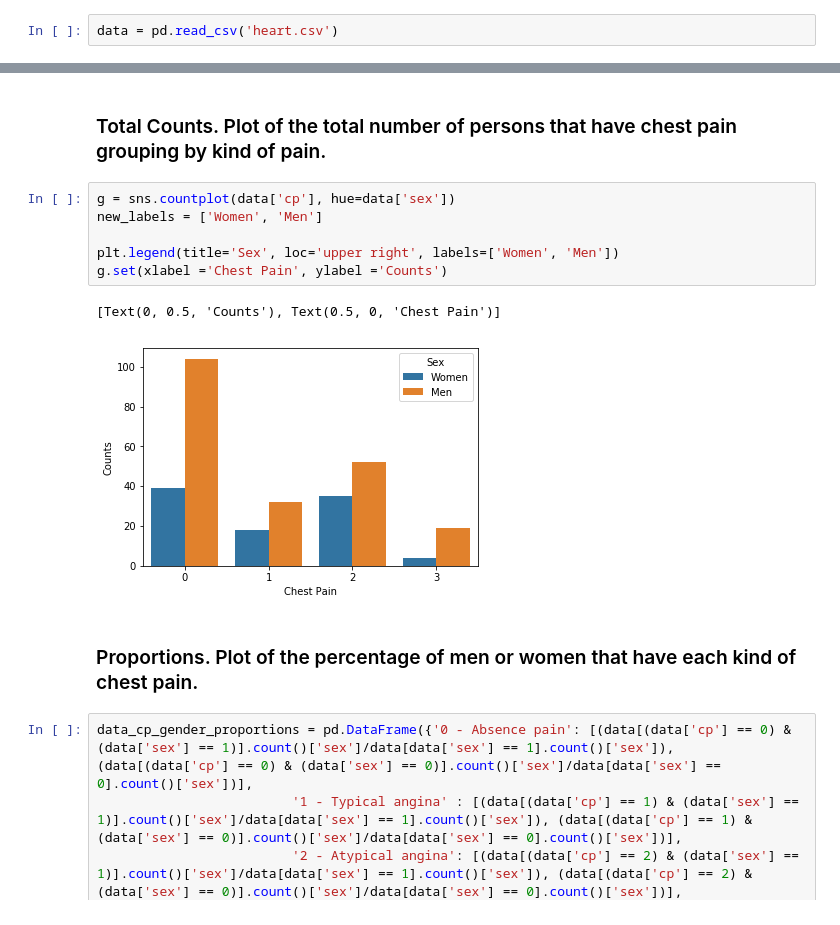
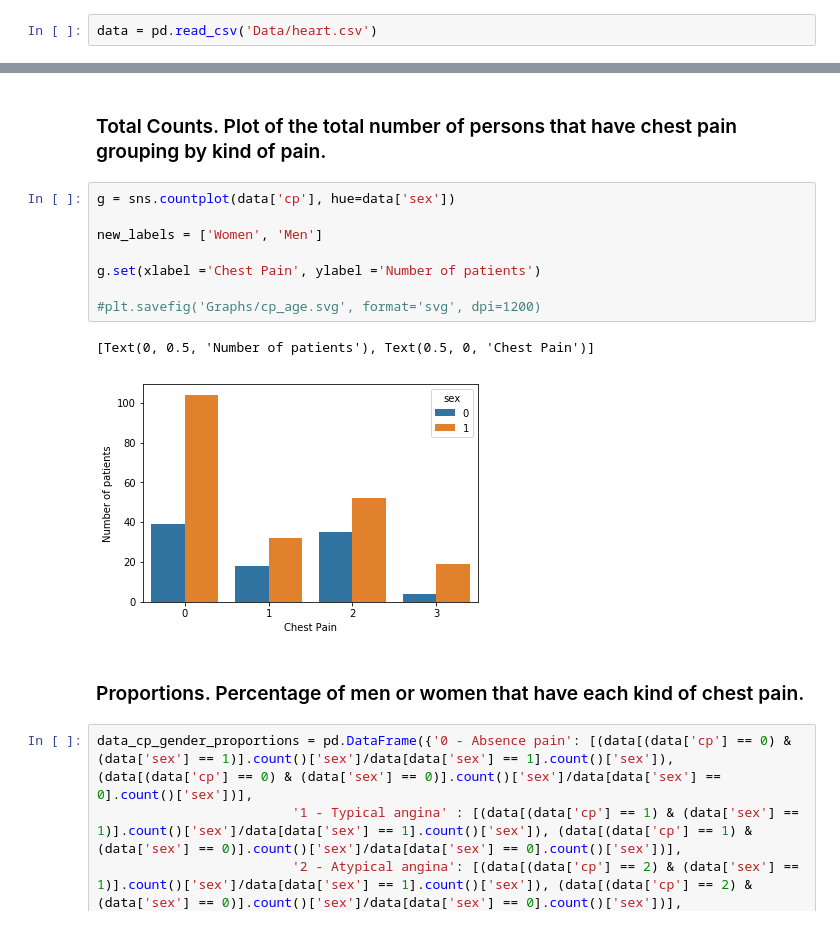
Before and after one commit to dvsun/your-own-project, a Jupyter notebook: Analysis.ipynb, the cells around one changed output, grey strips where cells are left out. Saved outputs shown, nothing was run; the diff lists cells and outputs as text.

```diff
--- a/Analysis.ipynb
+++ b/Analysis.ipynb
@@ -7,5 +13,5 @@ import statsmodels.stats.proportion as st_model
 # %%
-data = pd.read_csv('heart.csv')
+data = pd.read_csv('Data/heart.csv')
 # %%
 data.info()
 # %% [output]
@@ -98,15 +132,17 @@ However, as it is stated in "Sex differences in coronary heart disease and strok
 ### Total Counts. Plot of the total number of persons that have chest pain grouping by kind of pain.
 # %%
 g = sns.countplot(data['cp'], hue=data['sex'])
+
 new_labels = ['Women', 'Men']
 
-plt.legend(title='Sex', loc='upper right', labels=['Women', 'Men'])
-g.set(xlabel ='Chest Pain', ylabel ='Counts')
+g.set(xlabel ='Chest Pain', ylabel ='Number of patients')
+
+#plt.savefig('Graphs/cp_age.svg', format='svg', dpi=1200)
 # %% [output]
-[Text(0, 0.5, 'Counts'), Text(0.5, 0, 'Chest Pain')]
+[Text(0, 0.5, 'Number of patients'), Text(0.5, 0, 'Chest Pain')]
-[figure, old version]
+[figure, new version]
 # %% [markdown]
-### Proportions. Plot of the percentage of men or women that have each kind of chest pain.
+### Proportions. Percentage of men or women that have each kind of chest pain.
 # %%
 data_cp_gender_proportions = pd.DataFrame({'0 - Absence pain': [(data[(data['cp'] == 0) & (data['sex'] == 1)].count()['sex']/data[data['sex'] == 1].count()['sex']), (data[(data['cp'] == 0) & (data['sex'] == 0)].count()['sex']/data[data['sex'] == 0].count()['sex'])],
                          '1 - Typical angina' : [(data[(data['cp'] == 1) & (data['sex'] == 1)].count()['sex']/data[data['sex'] == 1].count()['sex']), (data[(data['cp'] == 1) & (data['sex'] == 0)].count()['sex']/data[data['sex'] == 0].count()['sex'])],
```
Also changed, not shown: parts of 46 cells of this notebook, 15 other files.
